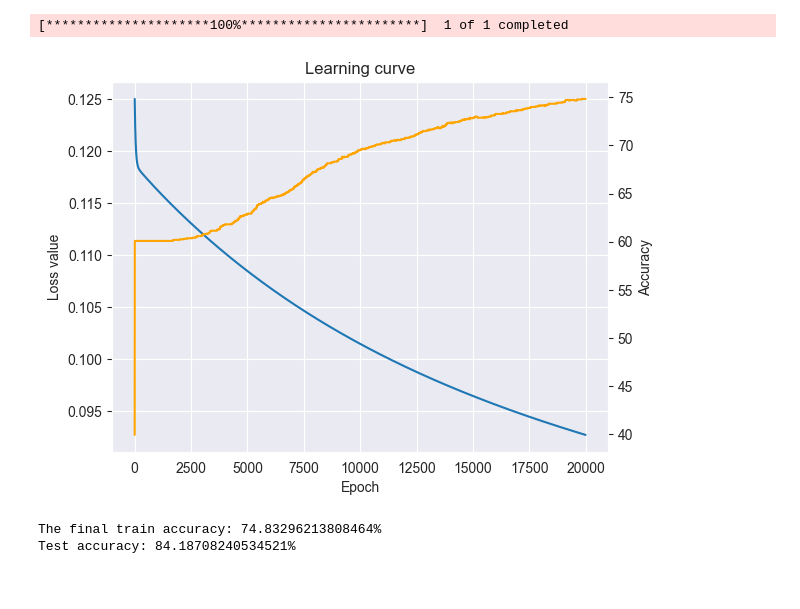
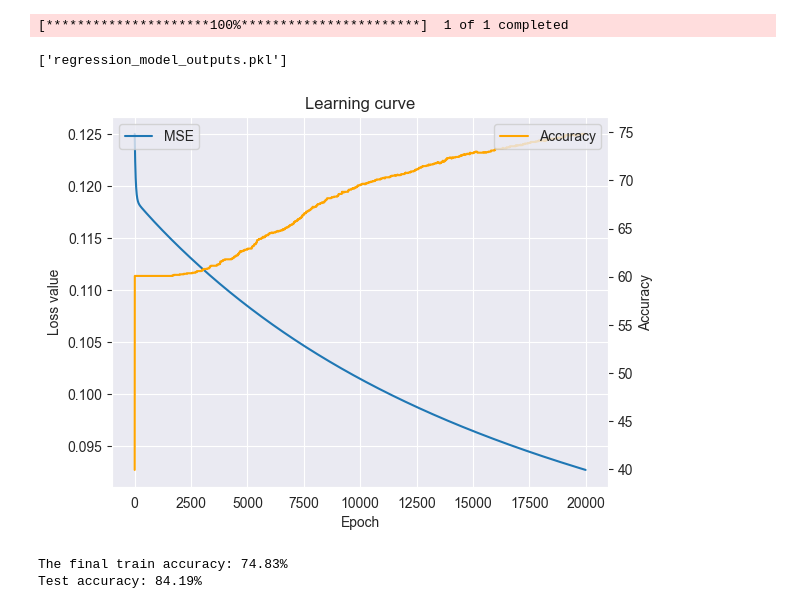
Before and after one commit to eliashuber2401/Machine-Learning-Project-Finance, a Jupyter notebook: Project main/Predictor.ipynb, the cells around one changed output. Saved outputs shown, nothing was run; the diff lists cells and outputs as text; code cells hidden in the pictures.

Commit message:
jupyter notebook with all the models and plots

```diff
--- a/Project main/Predictor.ipynb
+++ b/Project main/Predictor.ipynb
@@ -95,10 +115,13 @@ df = fetch_data('SPY', '2015-01-01', '2023-12-31')
 # %% [output]
 [*********************100%***********************]  1 of 1 completed
 # %%
-X, Y, X_train, Y_train, X_test, Y_test = return_data(df,target_type='Target_01',train_frac=.8)
+# Prepare data
+X, Y, X_train, Y_train, X_test, Y_test = return_data(df, target_type='Target_01', train_frac=0.8, features='whole')
 X = min_max(X)
 X_train = min_max(X_train)
 X_test = min_max(X_test)
+
+# Model setup
 w = [0] * X.shape[1]
 b = 0
 optimizer = GDOptimizer(learning_rate=1e-2)
@@ -107,6 +130,8 @@ accuracy_reg = lambda y_true, y_pred: binary_accuracy(y_true, y_pred, class_labe
 metrics_dict = {'accuracy': accuracy_reg, 'MSE': mean_squared_error}
 
 model_regression = LogisticRegression(w, b, optimizer)
+
+# Train the model
 metrics_history = model_regression.fit(
     X_train, Y_train,
     num_epochs=20000,
@@ -114,22 +139,29 @@ metrics_history = model_regression.fit(
     compute_metrics=True,
     metrics_dict=metrics_dict
 )
-
-# Plot learning curve
-fig, ax = plt.subplots()
-ax.plot(range(len(metrics_history['MSE'])), metrics_history['MSE'])
-ax.set_ylabel('Loss value')
-ax2 = ax.twinx()
-ax2.plot(range(len(metrics_history['accuracy'])), metrics_history['accuracy'], color='orange')
-ax2.set_ylabel('Accuracy')
-ax.set_xlabel('Epoch')
-plt.title('Learning curve')
-plt.grid()
-plt.show()
-
-print(f'The final train accuracy: {metrics_history["accuracy"][-1]}%')
-print(f'Test accuracy: {accuracy_reg(model_regression.decision_function(X_test), Y_test)}%')
+joblib.dump((model_regression, metrics_history, X_test, Y_test, X, df), "regression_model_outputs.pkl")
 # %% [output]
-[figure, removed]
-The final train accuracy: 74.83296213808464%
-Test accuracy: 84.18708240534521%
+['regression_model_outputs.pkl']
+# %%
+model_regression, metrics_history, X_test, Y_test, X_full, df = joblib.load("regression_model_outputs.pkl")
+# Plot learning curve
+fig, ax = plt.subplots()
+ax.plot(range(len(metrics_history['MSE'])), metrics_history['MSE'], label='MSE')
+ax.set_ylabel('Loss value')
+ax2 = ax.twinx()
+ax2.plot(range(len(metrics_history['accuracy'])), metrics_history['accuracy'], color='orange', label='Accuracy')
+ax2.set_ylabel('Accuracy')
+ax.set_xlabel('Epoch')
+plt.title('Learning curve')
+ax.legend(loc='upper left')
+ax2.legend(loc='upper right')
+plt.grid()
+plt.show()
+
+# Evaluation
+print(f'The final train accuracy: {metrics_history["accuracy"][-1]:.2f}%')
+print(f'Test accuracy: {accuracy_reg(model_regression.decision_function(X_test), Y_test):.2f}%')
+# %% [output]
+[figure, added]
+The final train accuracy: 74.83%
+Test accuracy: 84.19%
```
Also changed, not shown: parts of 10 cells of this notebook.
